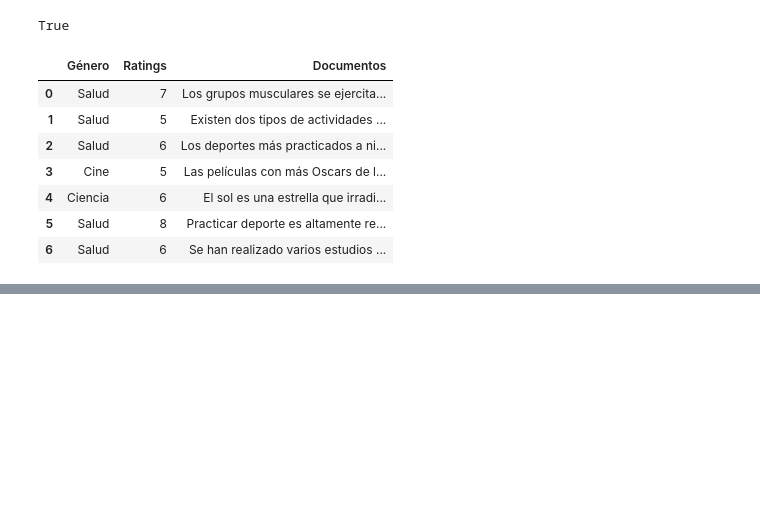
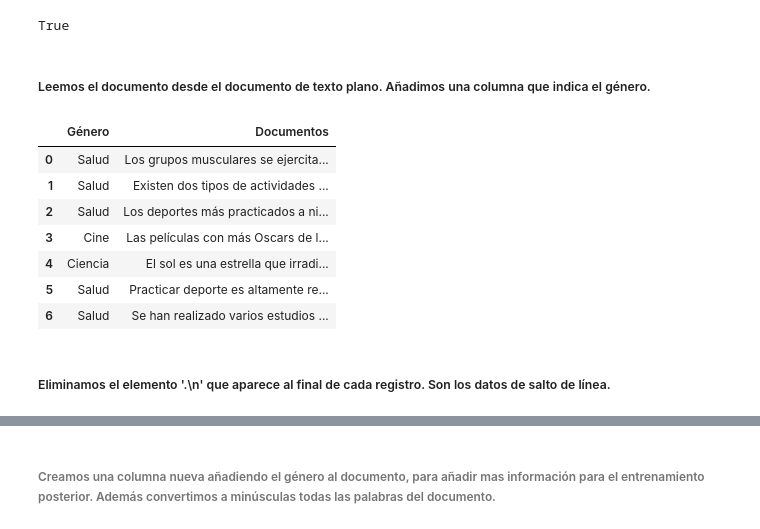
Before and after one commit to JulioPerez-ML/Documents_Recommendation_System_based_on_content_and_KNN, a Jupyter notebook: Practica2_SistemasRecomendadores.ipynb, the cells around one changed output, grey strips where cells are left out. Cells and saved outputs as stored; diff of their text form; code cells hidden in the pictures; blank space fills up the shorter version.

```diff
--- a/Practica2_SistemasRecomendadores.ipynb
+++ b/Practica2_SistemasRecomendadores.ipynb
@@ -42,24 +42,27 @@ nltk.download('punkt')
 [nltk_data]     C:\Users\Usuario\AppData\Roaming\nltk_data...
 [nltk_data]   Package punkt is already up-to-date!
 True
+# %% [markdown]
+##### Leemos el documento desde el documento de texto plano. Añadimos una columna que indica el género.
 # %%
 file = open("Documentos.txt", "r", encoding='utf8')
 lines = file.readlines()
 
 datos = {'Género':['Salud', 'Salud', 'Salud', 'Cine', 'Ciencia', 'Salud', 'Salud'],
-        'Ratings':[7,5,6,5,6,8,6],
         'Documentos':lines}
 df = pd.DataFrame(data = datos)
 df.head(10)
 # %% [output]
-|  | Género | Ratings | Documentos |
-| 0 | Salud | 7 | Los grupos musculares se ejercita... |
-| 1 | Salud | 5 | Existen dos tipos de actividades ... |
-| 2 | Salud | 6 | Los deportes más practicados a ni... |
-| 3 | Cine | 5 | Las películas con más Oscars de l... |
-| 4 | Ciencia | 6 | El sol es una estrella que irradi... |
-| 5 | Salud | 8 | Practicar deporte es altamente re... |
-| 6 | Salud | 6 | Se han realizado varios estudios ... |
+|  | Género | Documentos |
+| 0 | Salud | Los grupos musculares se ejercita... |
+| 1 | Salud | Existen dos tipos de actividades ... |
+| 2 | Salud | Los deportes más practicados a ni... |
+| 3 | Cine | Las películas con más Oscars de l... |
+| 4 | Ciencia | El sol es una estrella que irradi... |
+| 5 | Salud | Practicar deporte es altamente re... |
+| 6 | Salud | Se han realizado varios estudios ... |
+# %% [markdown]
+##### Eliminamos el elemento '.\n' que aparece al final de cada registro. Son los datos de salto de línea.
 # %%
 df_copy = df.copy()
 for i,x in enumerate(df_copy['Documentos']):
@@ -79,6 +82,8 @@ A value is trying to be set on a copy of a slice from a DataFrame
 
 See the caveats in the documentation: https://pandas.pydata.org/pandas-docs/stable/user_guide/indexing.html#returning-a-view-versus-a-copy
   This is separate from the ipykernel package so we can avoid doing imports until
+# %% [markdown]
+###### Creamos una columna nueva añadiendo el género al documento, para añadir mas información para el entrenamiento posterior. Además convertimos a minúsculas todas las palabras del documento.
 # %%
 df['Genero_+_documento'] = df['Género']+ ' ' + df['Documentos']
 
```
Also changed, not shown: parts of 14 cells of this notebook.
